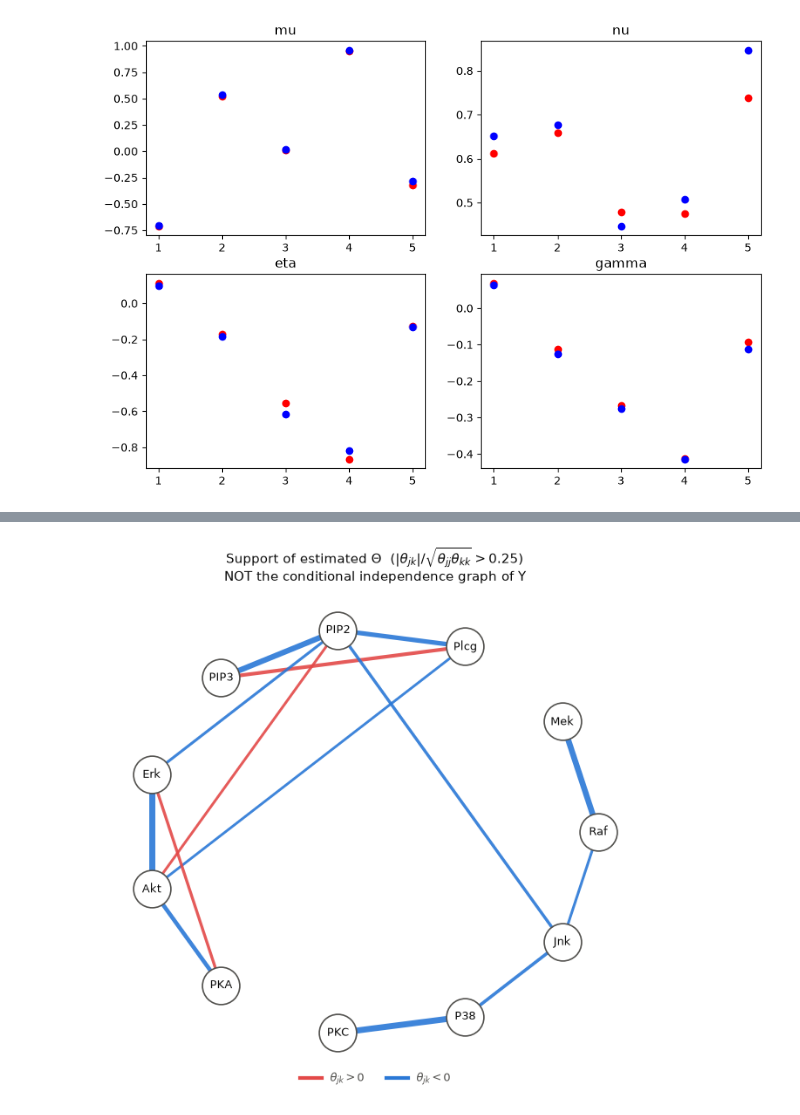
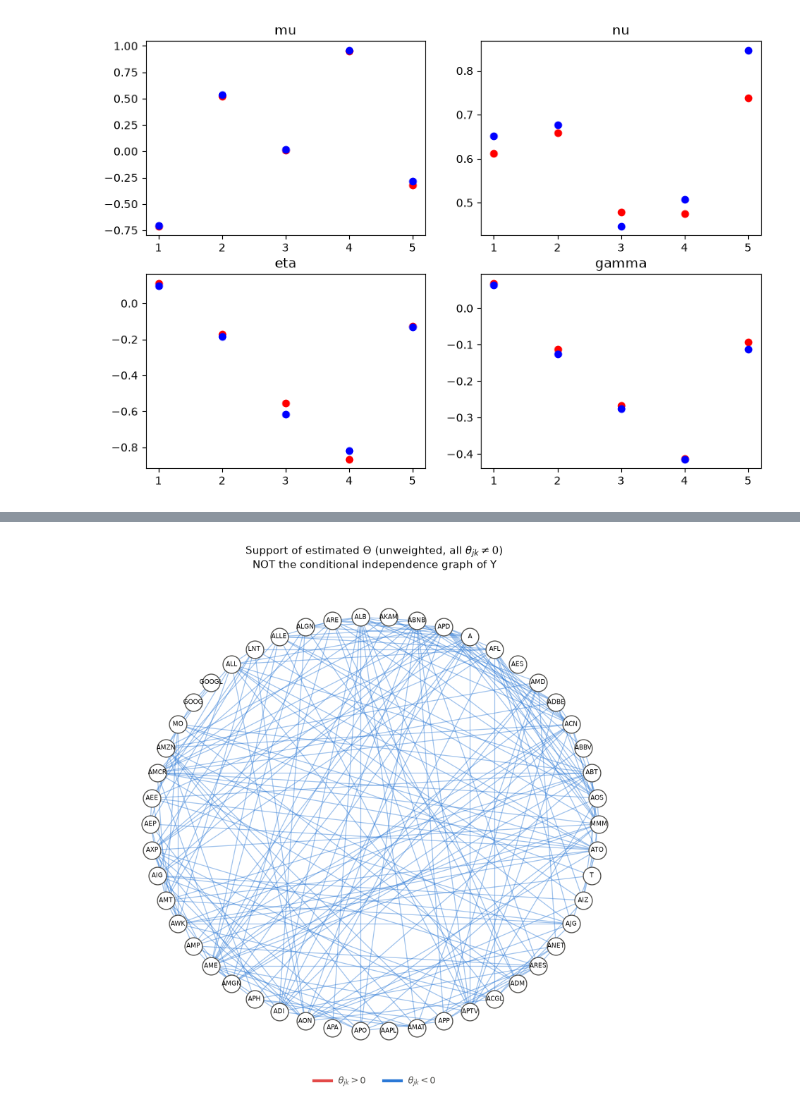
Before and after one commit to sahitidoke/asym-model-simulation, a Jupyter notebook: visualization.ipynb, the cells around one changed output, grey strips where cells are left out. Cells and saved outputs as stored; diff of their text form; code cells hidden in the pictures.

```diff
--- a/visualization.ipynb
+++ b/visualization.ipynb
@@ -89,7 +89,7 @@ fig.savefig(f"results/{filename}.pdf")
 # plt.imshow(np.abs(Theta_true - Theta_est), cmap='viridis', interpolation='nearest', vmin = 0, vmax = 0.5)
 # plt.colorbar()
 # %%
-with open("results/applications/SNP500.json", "r") as f:
+with open("results/applications/SNP500_diagonal.json", "r") as f:
     app_results = json.load(f)
 
 Theta_app = np.array(app_results["Theta"])
@@ -139,58 +139,54 @@ Estimated Theta (support != conditional independence graph)
 # this is a picture of where Theta is nonzero -- it is NOT the conditional
 # independence graph of Y. Do not read it as one.
 
-# Edge weight: |theta_jk| / sqrt(theta_jj theta_kk), so the very different
-# diagonal scales (Raf ~ 6e-3 vs Jnk ~ 7e-2) don't decide the picture on
-# their own. Sign is kept separately for the edge color.
-d_scale = np.sqrt(np.diag(Theta_app))
-Theta_scaled = Theta_app / np.outer(d_scale, d_scale)
+# UNWEIGHTED: Theta is read directly as an adjacency matrix, A_jk = 1 iff
+# theta_jk != 0. No magnitude scaling, no threshold -- every nonzero entry is
+# one edge and every edge is drawn identically. Only the sign of theta_jk is
+# kept, as edge color; it is a label, not a weight.
+A = (Theta_app != 0)
+np.fill_diagonal(A, False)
 
 iu = np.triu_indices_from(Theta_app, k=1)
-mags = np.abs(Theta_scaled[iu])
-
-n_nz = int((np.abs(Theta_app[iu]) > 0).sum())
-print(f"off-diagonals with |theta_jk| > 0: {n_nz} / {len(mags)}"
-      + ("   <- glasso left NO exact zeros, so the raw support is complete"
-         if n_nz == len(mags) else ""))
-print("edges kept vs threshold on the scaled magnitude:")
-for t in (0.0, 0.05, 0.1, 0.2, 0.3, 0.4, 0.5):
-    print(f"   tol = {t:<5} -> {int((mags > t).sum()):3d} edges")
-
-tol = 0.25   # <-- tune me; tol = 0 keeps every nonzero entry
+n_off = len(iu[0])
+n_nz = int(A[iu].sum())
+print(f"off-diagonals with theta_jk != 0: {n_nz} / {n_off}"
+      + ("   <- glasso left NO exact zeros, so the graph is COMPLETE"
+         if n_nz == n_off else ""))
 
 G = nx.Graph()
 G.add_nodes_from(labels)                      # keep isolated nodes visible
 for a, b in zip(*iu):
-    w = abs(Theta_scaled[a, b])
-    if w > tol:
-        G.add_edge(labels[a], labels[b], theta=Theta_app[a, b],
-                   weight=w, sign=np.sign(Theta_app[a, b]))
+    if A[a, b]:
+        G.add_edge(labels[a], labels[b], sign=np.sign(Theta_app[a, b]))
 
-print(f"\ntol = {tol}: {G.number_of_edges()} edges, "
-      f"{sum(1 for _, k in G.degree() if k == 0)} isolated nodes")
-for u, v, dat in sorted(G.edges(data=True), key=lambda e: -e[2]["weight"]):
-    print(f"   {u:>5} -- {v:<5} scaled {dat['weight']:.3f}   theta {dat['theta']:+.5f}")
+n_pos = sum(1 for _, _, d in G.edges(data=True) if d["sign"] > 0)
+isolated = [u for u, k in G.degree() if k == 0]
+print(f"{G.number_of_edges()} edges  "
+      f"({n_pos} positive, {G.number_of_edges() - n_pos} negative), "
+      f"density {nx.density(G):.3f}")
+print(f"{len(isolated)} isolated nodes" + (f": {', '.join(isolated)}" if isolated else ""))
+print("highest-degree nodes:", ", ".join(
+    f"{u}({k})" for u, k in sorted(G.degree(), key=lambda t: -t[1])[:10]))
 
 POS, NEG = "#e34948", "#2a78d6"      # diverging pair: red = +, blue = -
 INK, MUTED = "#0b0b0b", "#52514e"
 
 pos = nx.circular_layout(G)
-fig, ax = plt.subplots(figsize=(6.5, 6.5))
+fig, ax = plt.subplots(figsize=(8, 8))
 
 if G.number_of_edges():
-    w = np.array([dat["weight"] for _, _, dat in G.edges(data=True)])
     nx.draw_networkx_edges(
-        G, pos, ax=ax, alpha=0.9,
-        width=1.0 + 4.0 * w / w.max(),
+        G, pos, ax=ax, alpha=0.45,
+        width=0.9,                                    # uniform: unweighted
         edge_color=[POS if dat["sign"] > 0 else NEG
                     for _, _, dat in G.edges(data=True)],
     )
-nx.draw_networkx_nodes(G, pos, ax=ax, node_size=950, node_color="#ffffff",
-                       edgecolors=MUTED, linewidths=1.2)
-nx.draw_networkx_labels(G, pos, ax=ax, font_size=9, font_color=INK)
+nx.draw_networkx_nodes(G, pos, ax=ax, node_size=320, node_color="#ffffff",
+                       edgecolors=MUTED, linewidths=1.0)
+nx.draw_networkx_labels(G, pos, ax=ax, font_size=6.5, font_color=INK)
 
-ax.set_title("Support of estimated $\\Theta$  "
-             f"($|\\theta_{{jk}}|/\\sqrt{{\\theta_{{jj}}\\theta_{{kk}}}} > {tol}$)\n"
+ax.set_title("Support of estimated $\\Theta$ (unweighted, all "
+             f"$\\theta_{{jk}} \\neq 0$)\n"
              "NOT the conditional independence graph of Y",
              fontsize=11, color=INK)
 ax.legend(handles=[Line2D([], [], color=POS, lw=3, label=r"$\theta_{jk} > 0$"),
@@ -221 +204 @@ tol = 0.25: 14 edges, 0 isolated nodes
-[figure, old version]
+[figure, new version]
```
Also changed, not shown: parts of 2 cells of this notebook, 8 other files.
